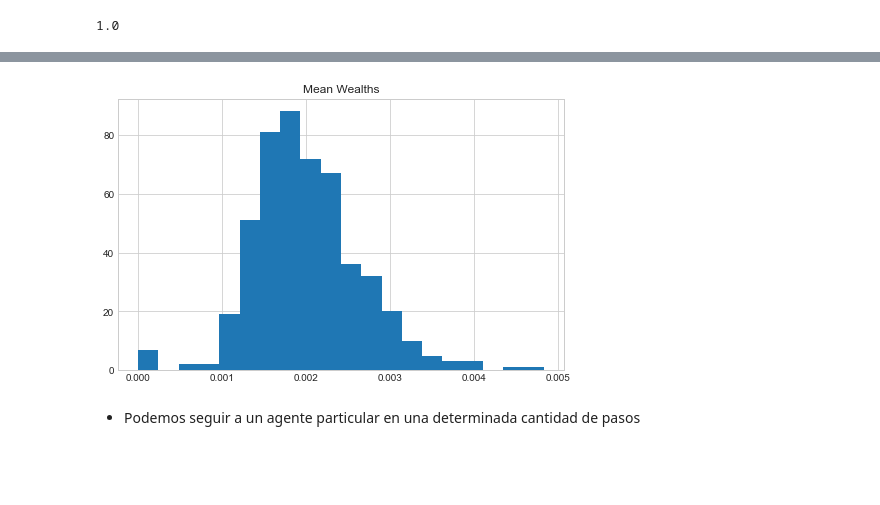
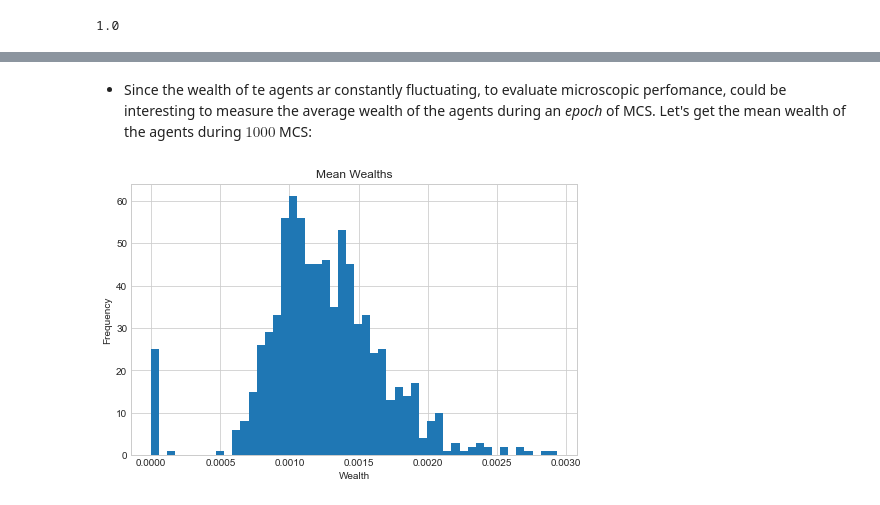
Before and after one commit to Qsanti/cuTradeNet, a Jupyter notebook: Models&Demo/Demo.ipynb, the cells around one changed output, grey strips where cells are left out. Cells and saved outputs as stored; diff of their text form; code cells hidden in the pictures; blank space fills up the shorter version.

```diff
--- a/Models&Demo/Demo.ipynb
+++ b/Models&Demo/Demo.ipynb
@@ -19,7 +22,7 @@ import networkx as nx
 # %% [markdown]
 * Create a graph
 # %%
-g=ig.Graph.Barabasi(500,2)
+g=ig.Graph.Barabasi(800,2)
 ig.plot(g,bbox=(300,300),vertex_size=5)
 # %% [output]
 <igraph.drawing.Plot at 0x...>
@@ -100,12 +127,14 @@ plt.show()
+# %% [markdown]
+* Since the wealth of te agents ar constantly fluctuating, to evaluate microscopic perfomance, could be interesting to measure the average wealth of the agents during an *epoch* of MCS. Let's get the mean wealth of the agents during $1000$ MCS:
 # %%
 W=S.epoch(1000)
 # %%
 fig,ax=plt.subplots(1,1,figsize=(8,5))
 
-ax.hist(W,bins=20);
+ax.hist(W,bins=50)
 ax.set_title('Mean Wealths')
+ax.set_xlabel('Wealth')
+ax.set_ylabel('Frequency')
 plt.show()
 # %% [output]
-[figure, old version]
+[figure, new version]
-# %% [markdown]
-* Podemos seguir a un agente particular en una determinada cantidad de pasos
```
Also changed, not shown: parts of 57 cells of this notebook.
